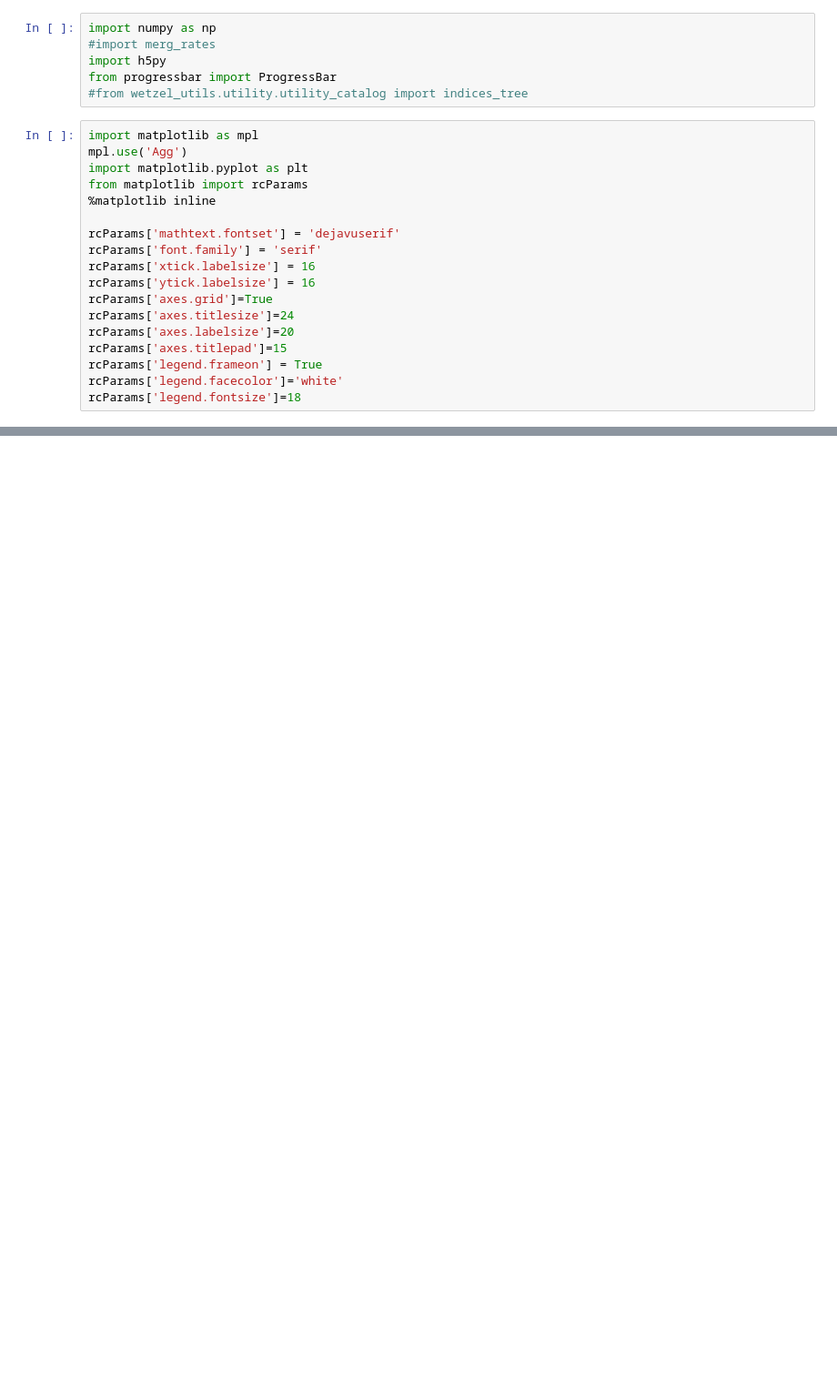
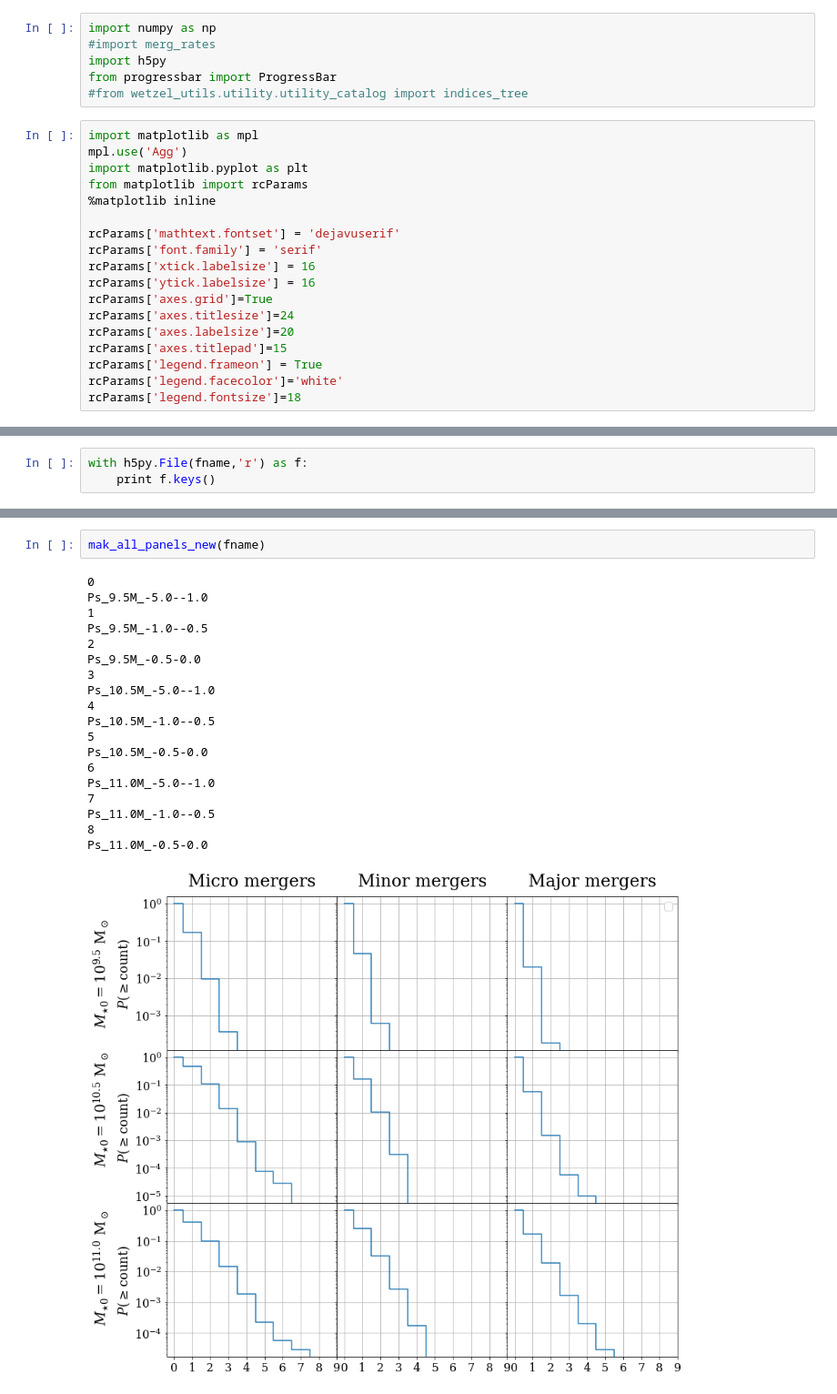
Before and after one commit to patricks1/mergers, a Jupyter notebook: presentation_plots.ipynb, the cells around one changed output, grey strips where cells are left out. Shown: that part at 91% size. Cells and saved outputs as stored; diff of their text form; blank space fills up the shorter version.

```diff
--- a/presentation_plots.ipynb
+++ b/presentation_plots.ipynb
@@ -115,0 +168,3 @@ with h5py.File(fname,'r') as f:
+# %%
+with h5py.File(fname,'r') as f:
+    print f.keys()
@@ -115,0 +247,22 @@ with h5py.File(fname,'r') as f:
+# %%
+mak_all_panels_new(fname)
+# %% [output]
+0
+Ps_9.5M_-5.0--1.0
+1
+Ps_9.5M_-1.0--0.5
+2
+Ps_9.5M_-0.5-0.0
+3
+Ps_10.5M_-5.0--1.0
+4
+Ps_10.5M_-1.0--0.5
+5
+Ps_10.5M_-0.5-0.0
+6
+Ps_11.0M_-5.0--1.0
+7
+Ps_11.0M_-1.0--0.5
+8
+Ps_11.0M_-0.5-0.0
+[figure, added]
```
Also changed, not shown: parts of 9 cells of this notebook.
